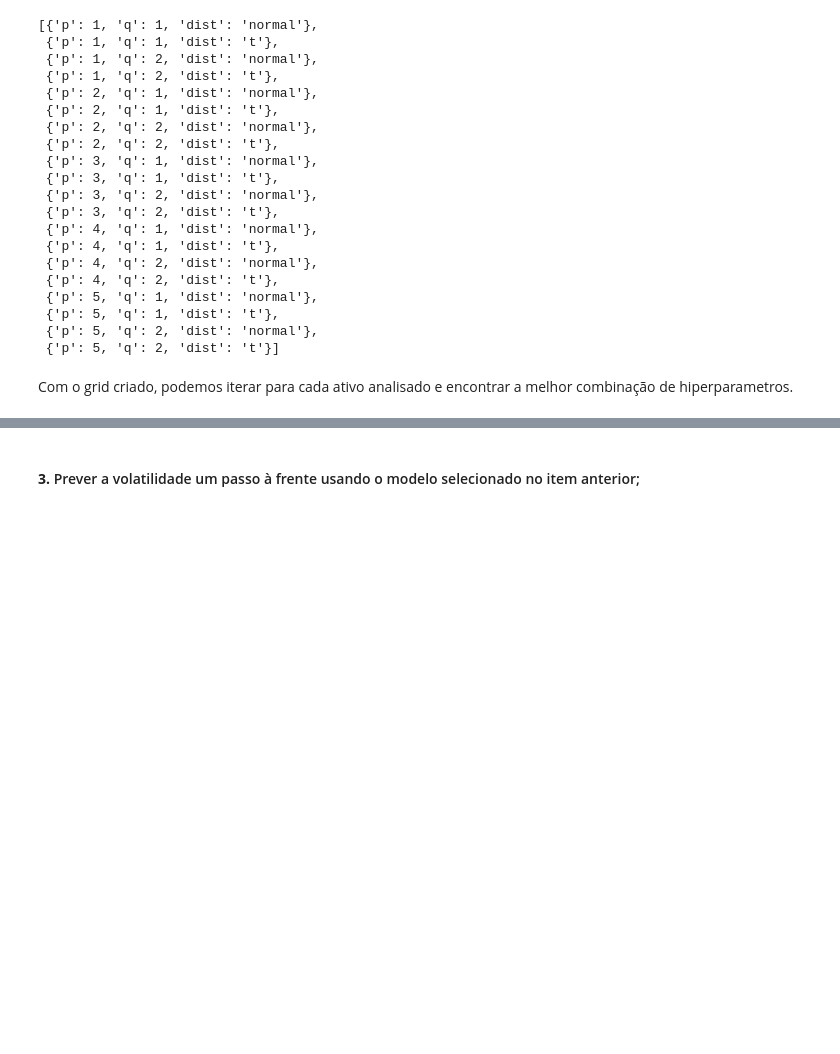
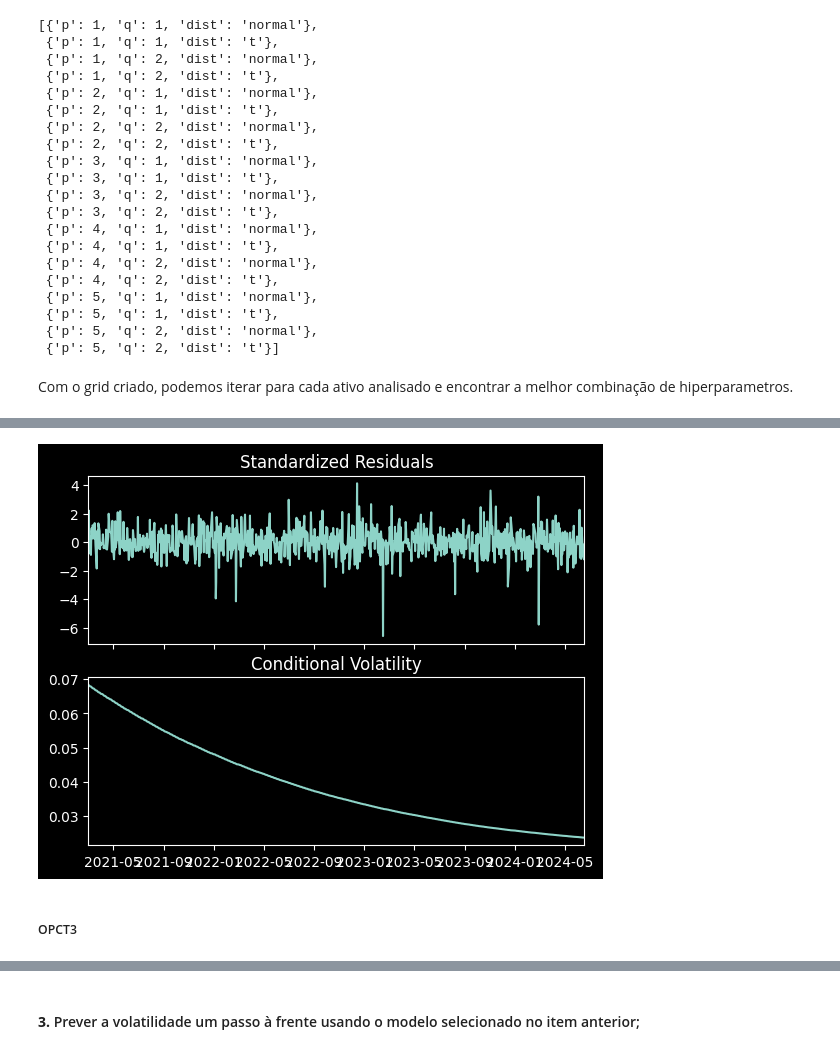
Before and after one commit to murilocechin/financial_analytics_final, a Jupyter notebook: tarefas.ipynb, the cells around one changed output, grey strips where cells are left out. Drawn from its saved outputs; the diff is of its cells as text; code cells hidden in the pictures; blank space fills up the shorter version.

```diff
--- a/tarefas.ipynb
+++ b/tarefas.ipynb
@@ -381,0 +426,11 @@ Com isso temos os melhores parametros para cada ativo.
+# %%
+# Ajustando o melhor modelo para o ativo AZEV4
+df_ETER3 = dataframes["df_ETER3"].copy()
+df_ETER3 = df_ETER3[np.isfinite(df_ETER3["Log_Return"])]
+eter3_model = arch_model(df_ETER3["Log_Return"], vol="GARCH", p=df_resultados_final.iloc[1,3]["p"],
+                          q=df_resultados_final.iloc[1,3]["q"],
+                            dist=df_resultados_final.iloc[1,3]["dist"], rescale=False)
+
+eter3_fit = eter3_model.fit(disp="off")
+
+eter3_fit.summary()
@@ -381,0 +459,6 @@ Com isso temos os melhores parametros para cada ativo.
+# %%
+fig = eter3_fit.plot()
+# %% [output]
+[figure, added]
+# %% [markdown]
+##### OPCT3
```
Also changed, not shown: parts of 22 cells of this notebook.
